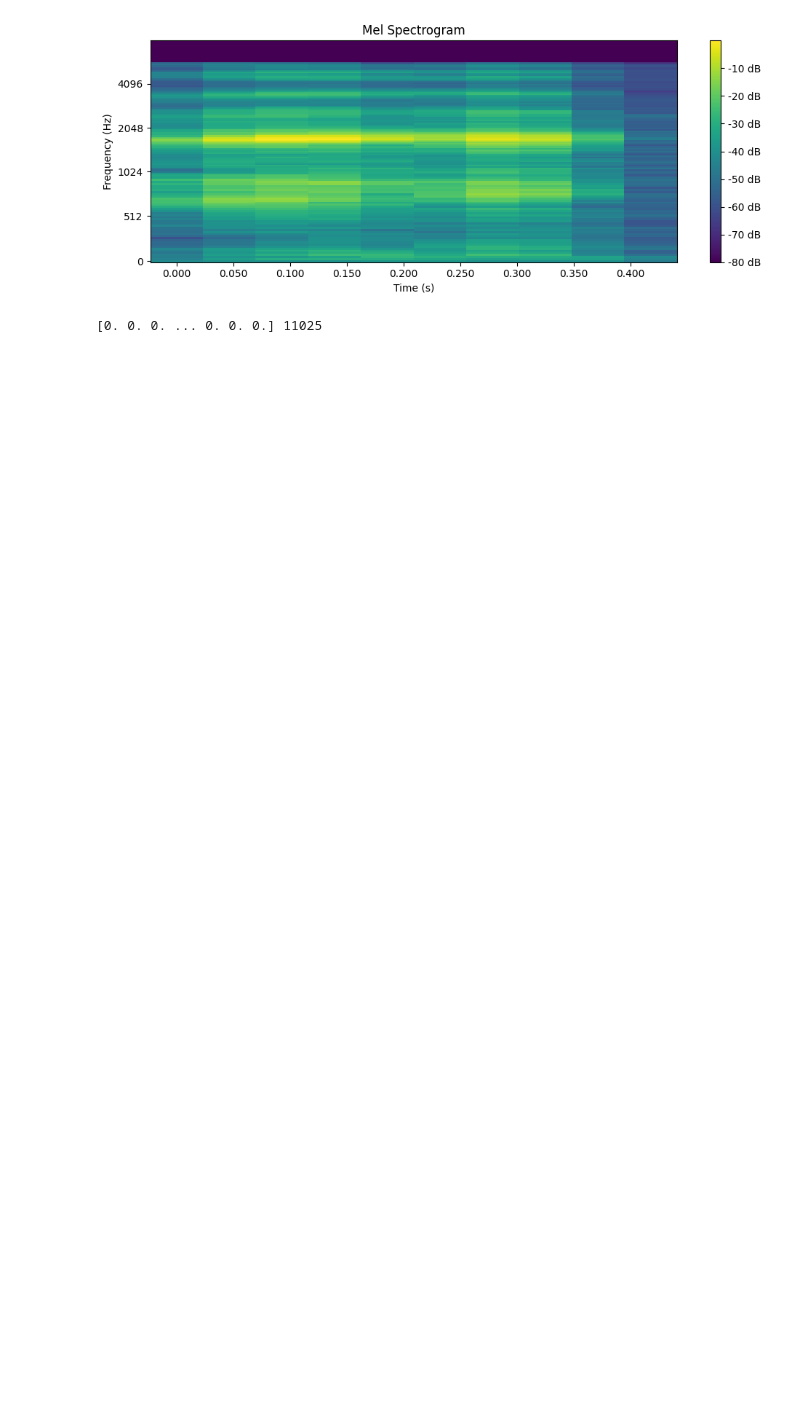
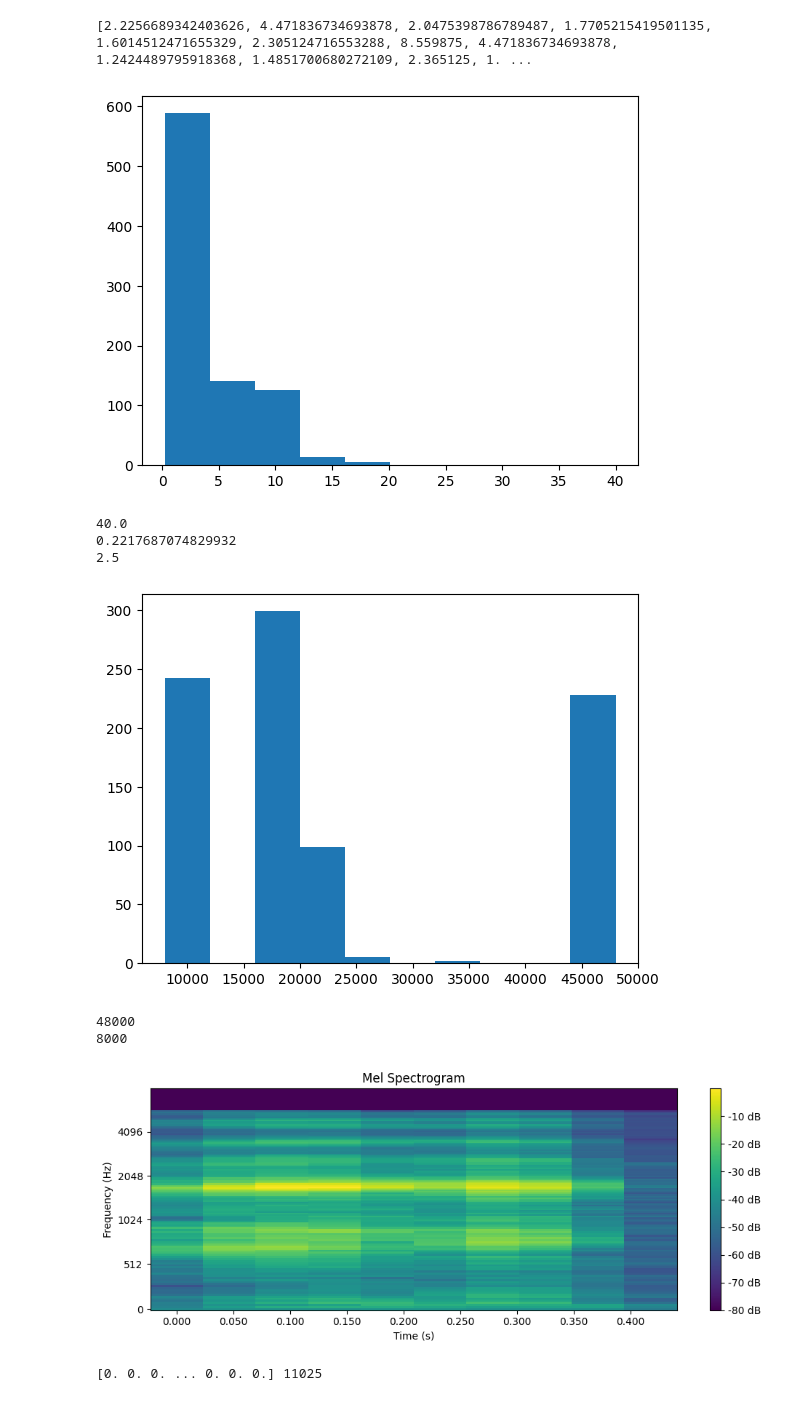
Before and after one commit to smadan755/DeepAudioNet, a Jupyter notebook: src/librosa_test.ipynb, the cells around one changed output. Drawn from its saved outputs; the diff is of its cells as text; code cells hidden in the pictures; blank space fills up the shorter version.

```diff
--- a/src/librosa_test.ipynb
+++ b/src/librosa_test.ipynb
@@ -50,3 +52,34 @@ print(soundfiles)
+# %%
+# Code to see input data parameters (Length of audio and sampling rate)
+soundlength = []
+soundSampleRate = []
+# Plot length of all audio files
+for label in soundfiles:
+    for wav in soundfiles[label]:
+        soundlength.append(librosa.get_duration(path=wav))
+        soundSampleRate.append(librosa.get_samplerate(path=wav))
+print(soundlength)
+
+# Try plotting:
+fig1 = plt.hist(soundlength)
+plt.show()
+print(max(soundlength))
+print(min(soundlength))
+print(stat.median(soundlength))
+
+fig2 = plt.hist(soundSampleRate)
+plt.show()
+print(max(soundSampleRate))
+print(min(soundSampleRate))
+# %% [output]
+[2.2256689342403626, 4.471836734693878, 2.0475398786789487, 1.7705215419501135, 1.6014512471655329, 2.305124716553288, 8.559875, 4.471836734693878, 1.2424489795918368, 1.4851700680272109, 2.365125, 1. ...
+[figure, added]
+40.0
+0.2217687074829932
+2.5
+[figure, added]
+48000
+8000
 # %%
 
 #audio_path = bird_data + "/Bird_1.wav"
```
Also changed, not shown: parts of 6 cells of this notebook, 1 other file.
